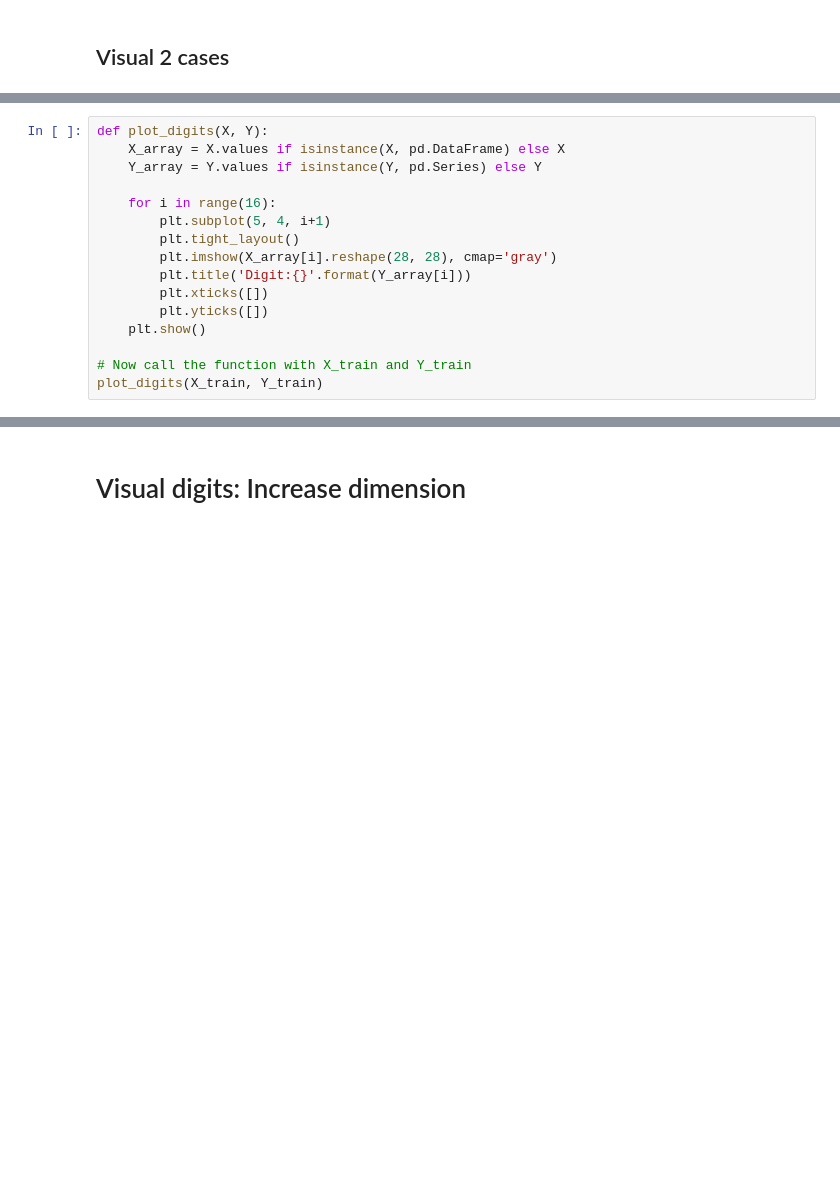
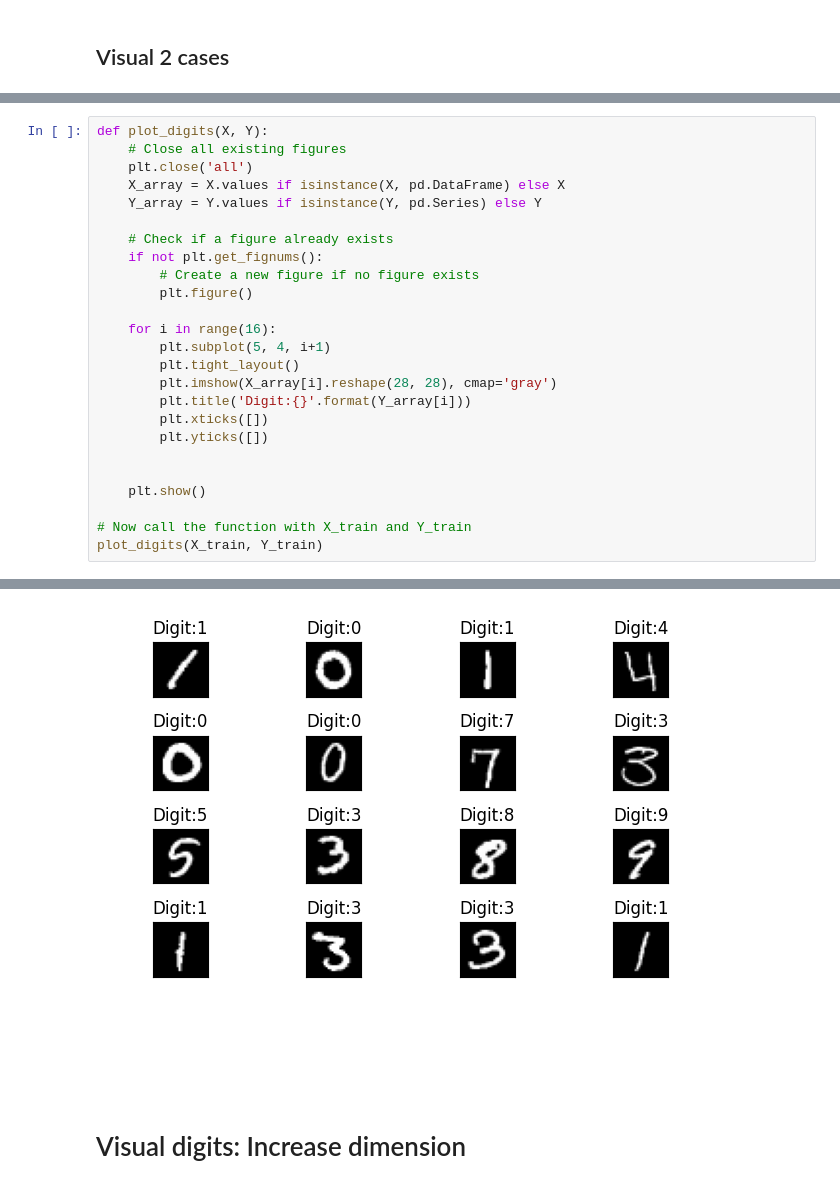
Before and after one commit to naoNao89/digitsSVM, a Jupyter notebook: SVM on Digits Recognization.ipynb, the cells around one changed output, grey strips where cells are left out. Saved outputs shown, nothing was run; the diff lists cells and outputs as text; blank space fills up the shorter version.

```diff
--- a/SVM on Digits Recognization.ipynb
+++ b/SVM on Digits Recognization.ipynb
@@ -121,7 +143,14 @@ plt.show()
 # %%
 def plot_digits(X, Y):
+    # Close all existing figures
+    plt.close('all')
     X_array = X.values if isinstance(X, pd.DataFrame) else X
     Y_array = Y.values if isinstance(Y, pd.Series) else Y
+
+    # Check if a figure already exists
+    if not plt.get_fignums():
+        # Create a new figure if no figure exists
+        plt.figure()
 
     for i in range(16):
         plt.subplot(5, 4, i+1)
@@ -130,6 +159,8 @@ def plot_digits(X, Y):
         plt.title('Digit:{}'.format(Y_array[i]))
         plt.xticks([])
         plt.yticks([])
+
+
     plt.show()
 
 # Now call the function with X_train and Y_train
@@ -140,3 +169,4 @@ plot_digits(X_train, Y_train)
+[figure, added]
 # %% [markdown]
 # Visual digits: Increase dimension
 # %% [markdown]
```
Also changed, not shown: parts of 5 cells of this notebook.
